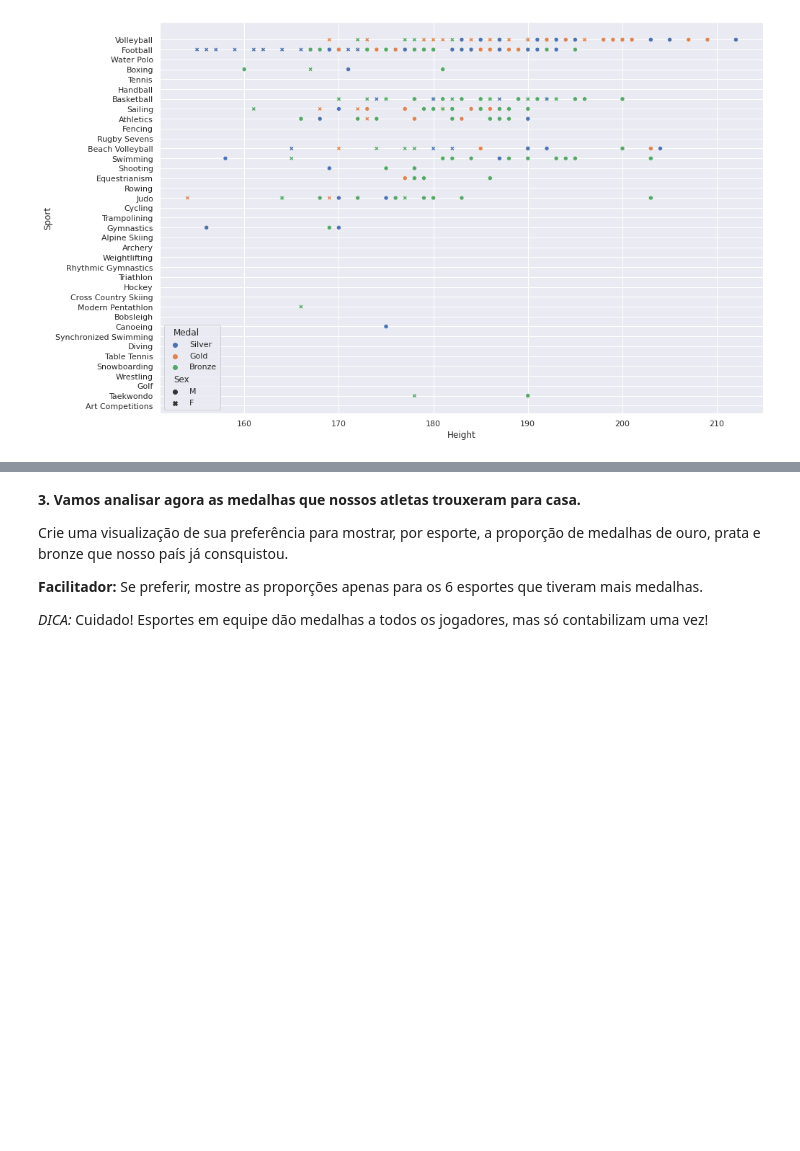
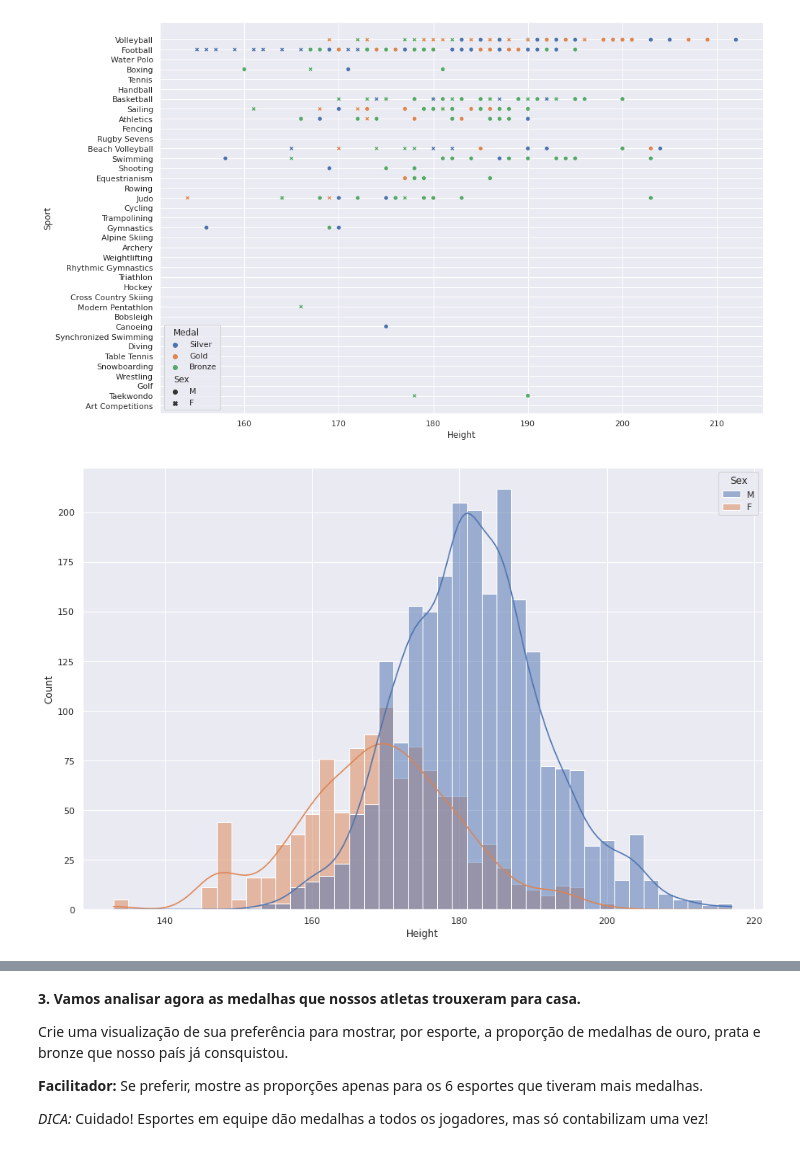
Before and after one commit to vmendes93/projeto_final_modulo_5, a Jupyter notebook: Projeto Final.ipynb, the cells around one changed output, grey strips where cells are left out. Saved outputs shown, nothing was run; the diff lists cells and outputs as text; code cells hidden in the pictures; blank space fills up the shorter version.

```diff
--- a/Projeto Final.ipynb
+++ b/Projeto Final.ipynb
@@ -123,5 +123,11 @@ sns.scatterplot(data=br_df, x='Height', y='Sport', hue='Medal', style='Sex')
 plt.show()
 # %% [output]
 [figure]
+# %%
+plt.figure(figsize=(15,10))
+sns.histplot(data=br_df, x='Height', hue='Sex', kde=True)
+plt.show()
+# %% [output]
+[figure, added]
 # %%
 plt.figure(figsize=(15,10))
```
Also changed, not shown: parts of 2 cells of this notebook, 1 other file.
